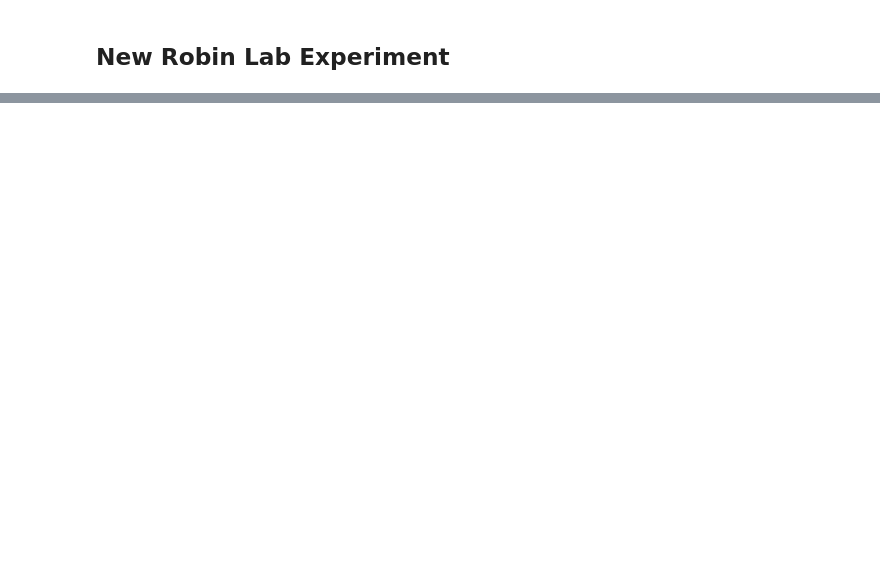
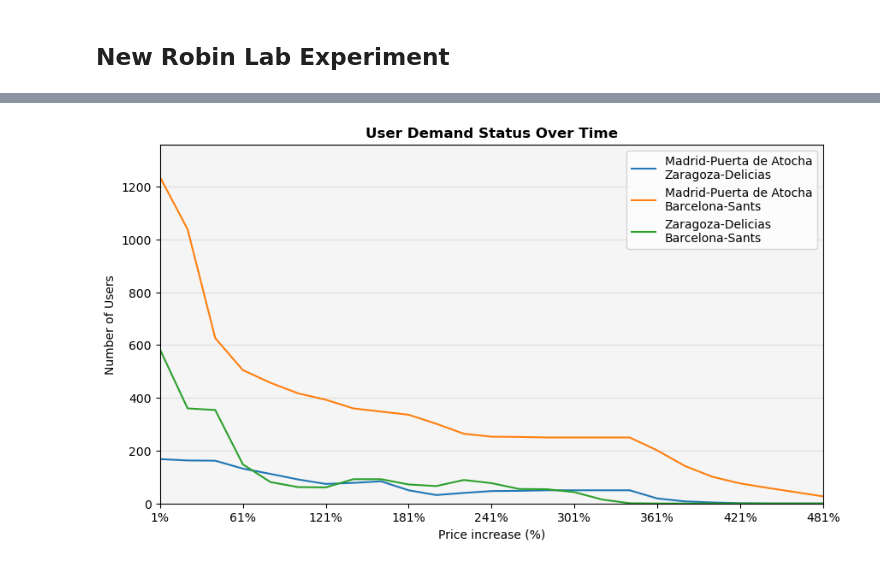
Before and after one commit to JoseAngelMartinB/robin, a Jupyter notebook: notebooks/11.0-robin_labs.ipynb, the cells around one changed output, grey strips where cells are left out. Cells and saved outputs as stored; diff of their text form; code cells hidden in the pictures; blank space fills up the shorter version.

```diff
--- a/notebooks/11.0-robin_labs.ipynb
+++ b/notebooks/11.0-robin_labs.ipynb
@@ -247,0 +194,3 @@ print(demand_status)
+# %%
+robin_lab.plot_markets(save_path=Path(save_path / "market_curve_ewgt23.svg"))
+# %% [output]
@@ -248,3 +198,4 @@ print(demand_status)
+[figure, added]
 # %%
 # Number of tickets sold by day prior to the service date
 
```
Also changed, not shown: parts of 13 cells of this notebook.
